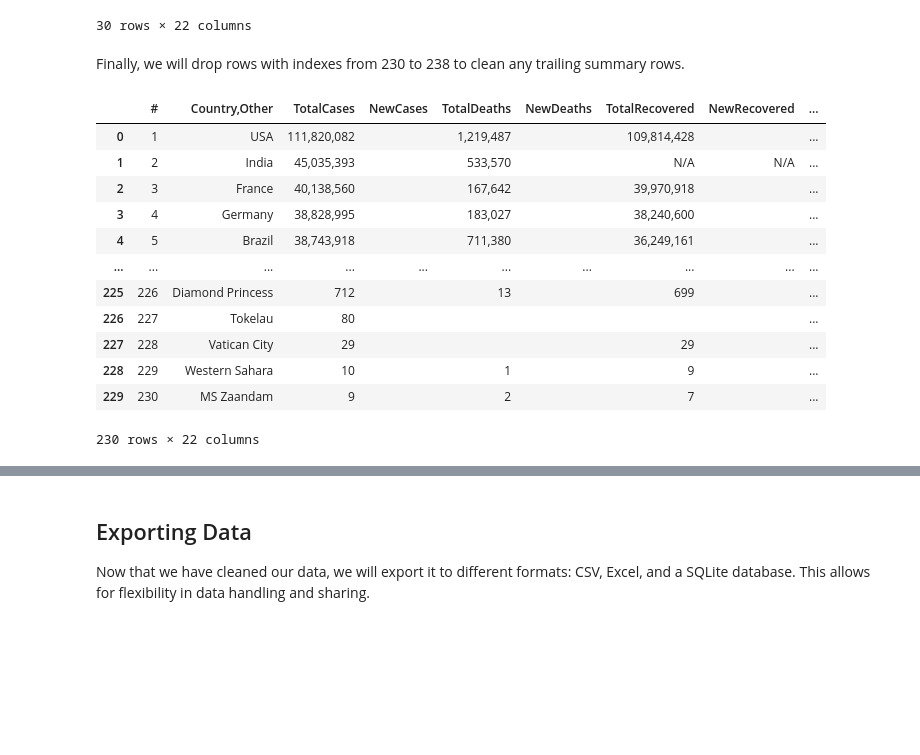
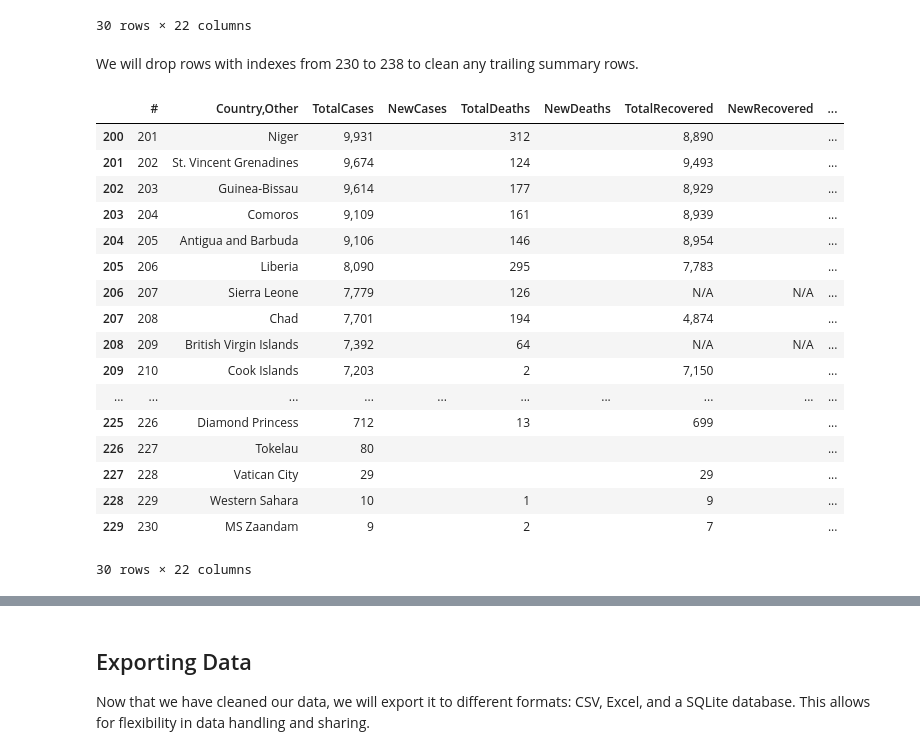
Before and after one commit to ujjwaltyagi2000/python-practice-corey, a Jupyter notebook: 16-beautiful_soup_example.ipynb, the cells around one changed output, grey strips where cells are left out. Cells and saved outputs as stored; diff of their text form; code cells hidden in the pictures; blank space fills up the shorter version.

```diff
--- a/16-beautiful_soup_example.ipynb
+++ b/16-beautiful_soup_example.ipynb
@@ -170,20 +170,27 @@ df.tail(30)
 | 238 |  | Total: | 704,753,890 | 0 | 7,010,681 | 0 | 675,619,811 | +790 | ... |
 30 rows × 22 columns
 # %% [markdown]
-Finally, we will drop rows with indexes from 230 to 238 to clean any trailing summary rows.
+We will drop rows with indexes from 230 to 238 to clean any trailing summary rows.
-# %%
-df.drop(index = range(230,239))
-# %% [output]
-|  | # | Country,Other | TotalCases | NewCases | TotalDeaths | NewDeaths | TotalRecovered | NewRecovered | ... |
-| 0 | 1 | USA | 111,820,082 |  | 1,219,487 |  | 109,814,428 |  | ... |
-| 1 | 2 | India | 45,035,393 |  | 533,570 |  | N/A | N/A | ... |
-| 2 | 3 | France | 40,138,560 |  | 167,642 |  | 39,970,918 |  | ... |
-| 3 | 4 | Germany | 38,828,995 |  | 183,027 |  | 38,240,600 |  | ... |
-| 4 | 5 | Brazil | 38,743,918 |  | 711,380 |  | 36,249,161 |  | ... |
-| ... | ... | ... | ... | ... | ... | ... | ... | ... | ... |
-| 225 | 226 | Diamond Princess | 712 |  | 13 |  | 699 |  | ... |
-| 226 | 227 | Tokelau | 80 |  |  |  |  |  | ... |
-| 227 | 228 | Vatican City | 29 |  |  |  | 29 |  | ... |
-| 228 | 229 | Western Sahara | 10 |  | 1 |  | 9 |  | ... |
-| 229 | 230 | MS Zaandam | 9 |  | 2 |  | 7 |  | ... |
-230 rows × 22 columns
+# %%
+df = df.drop(index=range(230, 239))
+df.reset_index(drop=True, inplace=True)  # Reset the index again after dropping rows
+df.tail(30)
+# %% [output]
+|  | # | Country,Other | TotalCases | NewCases | TotalDeaths | NewDeaths | TotalRecovered | NewRecovered | ... |
+| 200 | 201 | Niger | 9,931 |  | 312 |  | 8,890 |  | ... |
+| 201 | 202 | St. Vincent Grenadines | 9,674 |  | 124 |  | 9,493 |  | ... |
+| 202 | 203 | Guinea-Bissau | 9,614 |  | 177 |  | 8,929 |  | ... |
+| 203 | 204 | Comoros | 9,109 |  | 161 |  | 8,939 |  | ... |
+| 204 | 205 | Antigua and Barbuda | 9,106 |  | 146 |  | 8,954 |  | ... |
+| 205 | 206 | Liberia | 8,090 |  | 295 |  | 7,783 |  | ... |
+| 206 | 207 | Sierra Leone | 7,779 |  | 126 |  | N/A | N/A | ... |
+| 207 | 208 | Chad | 7,701 |  | 194 |  | 4,874 |  | ... |
+| 208 | 209 | British Virgin Islands | 7,392 |  | 64 |  | N/A | N/A | ... |
+| 209 | 210 | Cook Islands | 7,203 |  | 2 |  | 7,150 |  | ... |
+| ... | ... | ... | ... | ... | ... | ... | ... | ... | ... |
+| 225 | 226 | Diamond Princess | 712 |  | 13 |  | 699 |  | ... |
+| 226 | 227 | Tokelau | 80 |  |  |  |  |  | ... |
+| 227 | 228 | Vatican City | 29 |  |  |  | 29 |  | ... |
+| 228 | 229 | Western Sahara | 10 |  | 1 |  | 9 |  | ... |
+| 229 | 230 | MS Zaandam | 9 |  | 2 |  | 7 |  | ... |
+30 rows × 22 columns
```
Also changed, not shown: parts of 3 cells of this notebook, 3 other files.
